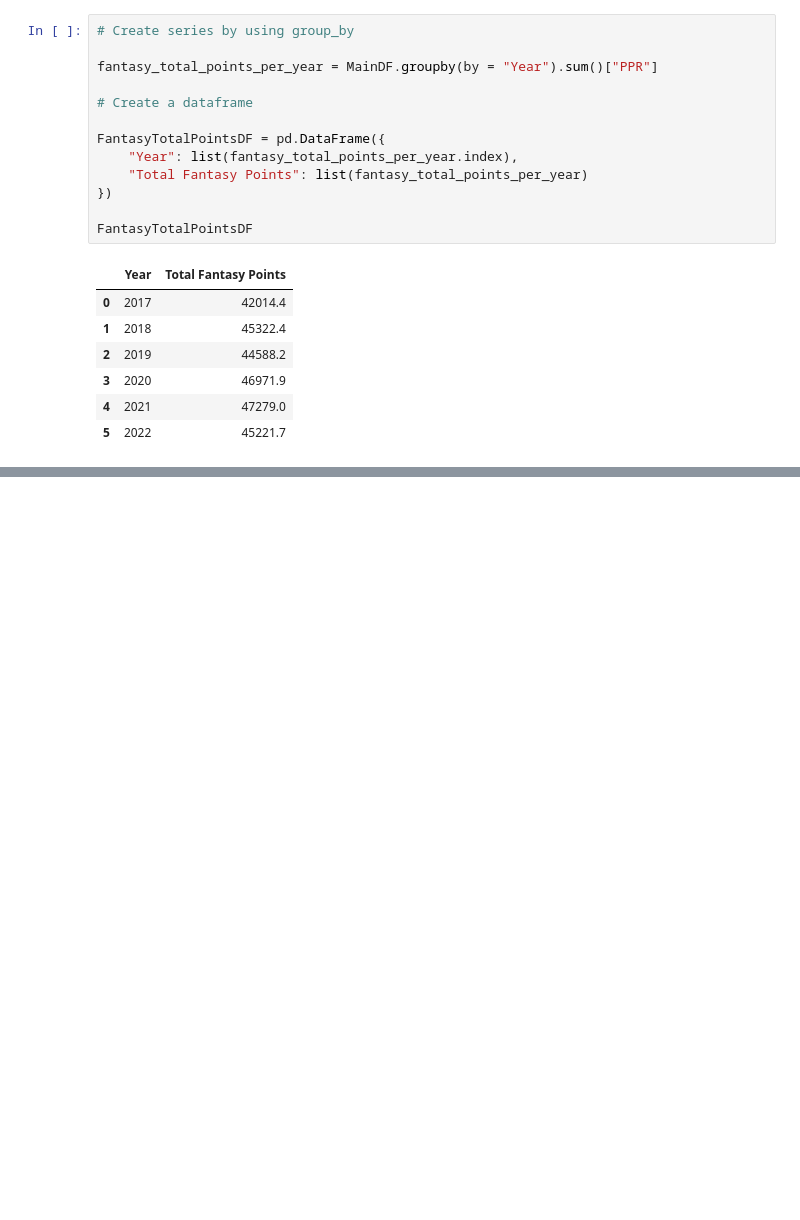
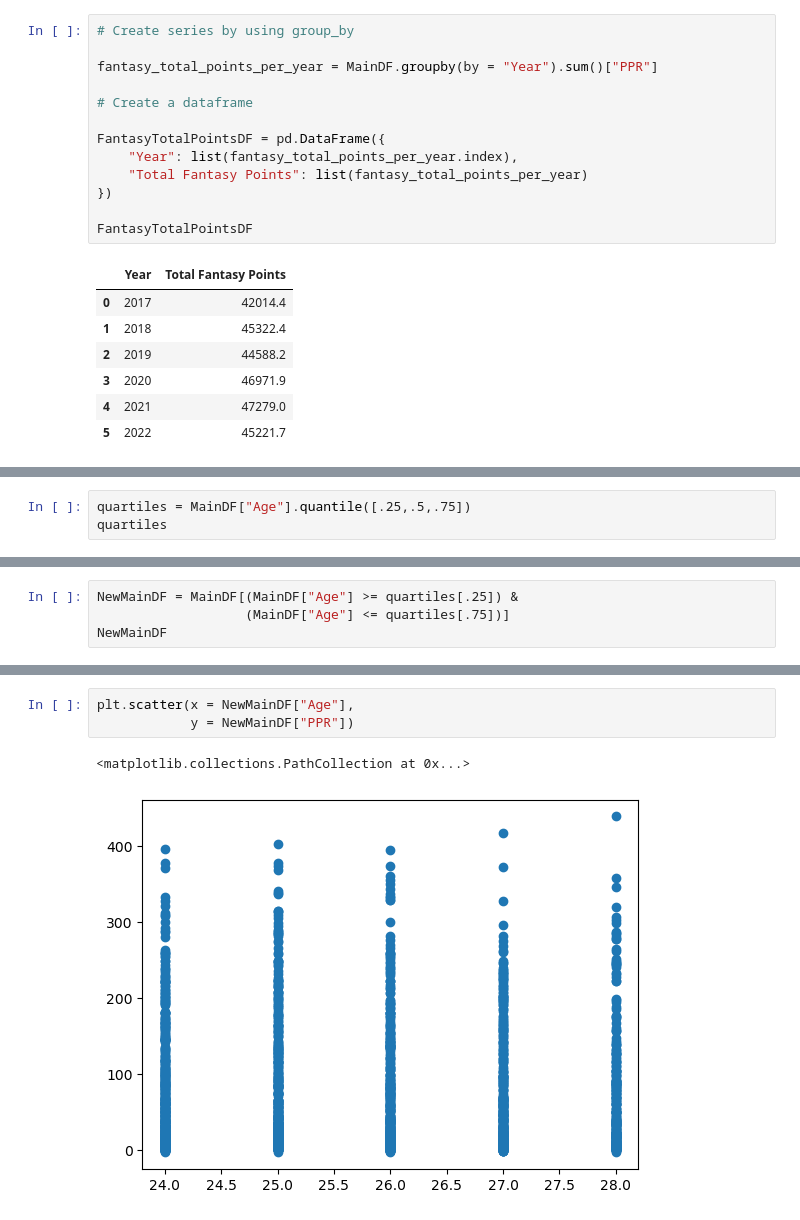
Before and after one commit to ShawnS33/fire_fantasy_project, a Jupyter notebook: fantasy_football_angel.ipynb, the cells around one changed output, grey strips where cells are left out. Drawn from its saved outputs; the diff is of its cells as text; blank space fills up the shorter version.

```diff
--- a/fantasy_football_angel.ipynb
+++ b/fantasy_football_angel.ipynb
@@ -53,0 +84,3 @@ FantasyTotalPointsDF
+# %%
+quartiles = MainDF["Age"].quantile([.25,.5,.75])
+quartiles
@@ -53,0 +96,4 @@ FantasyTotalPointsDF
+# %%
+NewMainDF = MainDF[(MainDF["Age"] >= quartiles[.25]) &
+                   (MainDF["Age"] <= quartiles[.75])]
+NewMainDF
@@ -53,0 +114,6 @@ FantasyTotalPointsDF
+# %%
+plt.scatter(x = NewMainDF["Age"],
+            y = NewMainDF["PPR"])
+# %% [output]
+<matplotlib.collections.PathCollection at 0x...>
+[figure, added]
```
Also changed, not shown: parts of 25 cells of this notebook.
